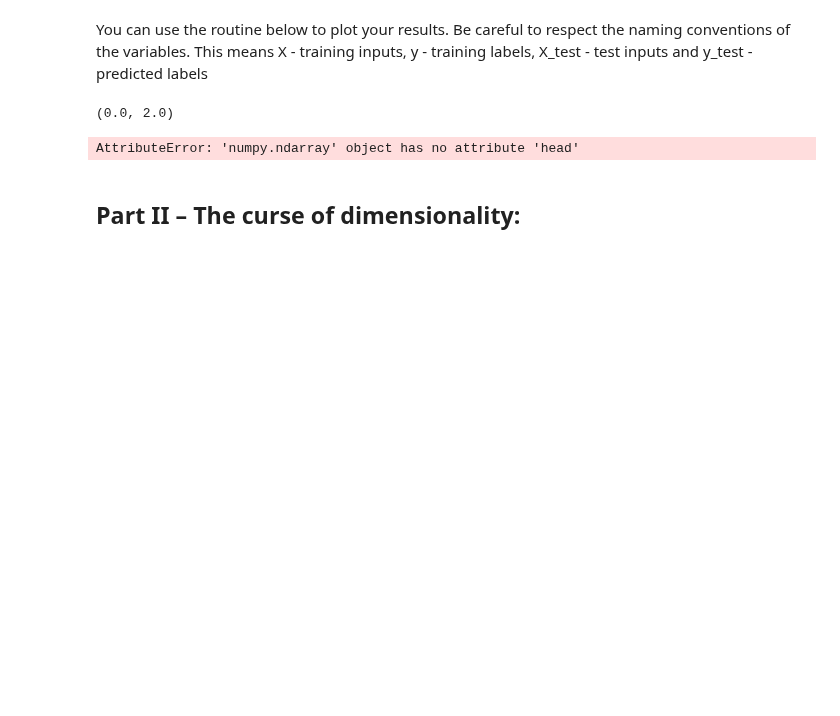
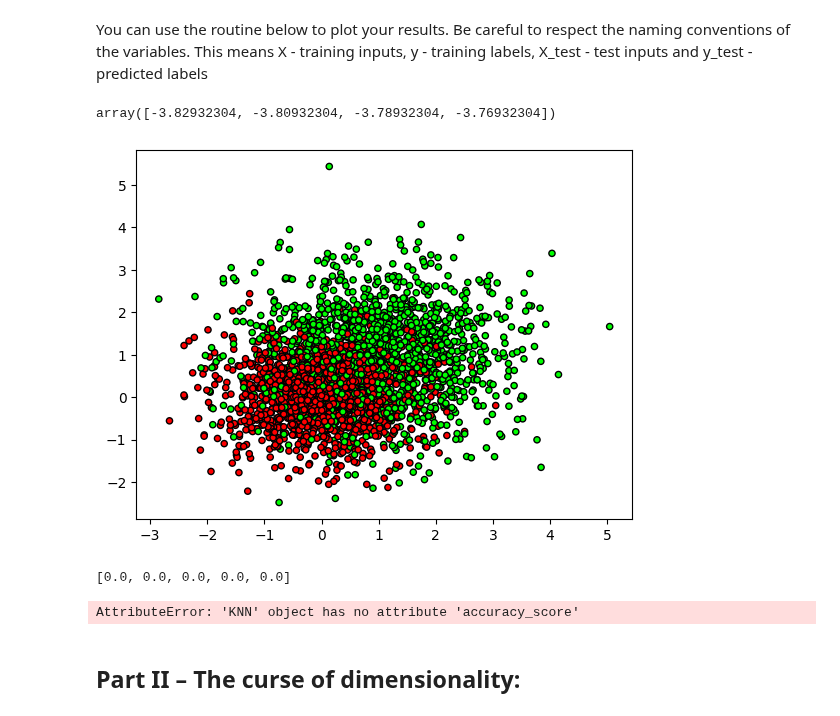
Before and after one commit to setrar/MALIS, a Jupyter notebook: projects/proj1/experiment.ipynb, the cells around one changed output. Cells and saved outputs as stored; diff of their text form; code cells hidden in the pictures; blank space fills up the shorter version.

```diff
--- a/projects/proj1/experiment.ipynb
+++ b/projects/proj1/experiment.ipynb
@@ -16,6 +18,21 @@ data_folder = './data/'
 #1- Data loading
 training_ds = pd.read_csv(data_folder + 'training.csv', sep=',')
 validation_ds = pd.read_csv(data_folder + 'validation.csv', sep=',')
+# %%
+#we add the column of ones to X. Check scikit-learn documentation to see how this is achieved
+# poly = PolynomialFeatures(1)
+# X = poly.fit_transform(X)
+X = training_ds[["X1", "X2"]].to_numpy()
+y = training_ds["y"].to_numpy()
+
+X_train, X_test, y_train, y_test = train_test_split(X, y, test_size=0.2, random_state=1234)
+# %%
+X_validation = validation_ds[["X1", "X2"]].to_numpy()
+y_validation = validation_ds["y"].to_numpy()
+
+X_test[:,0][1:5]
+# %% [output]
+array([-3.82932304, -3.80932304, -3.78932304, -3.76932304])
 # %%
 # Create a grid of testing points
 h=.02 # space in the grid
@@ -27,21 +44,12 @@ xx, yy = np.meshgrid(np.arange(x_min, x_max, h),
                      np.arange(y_min, y_max, h))
 # X_test contains the test set inputs (xx,yy)
 X_test = np.c_[xx.ravel(), yy.ravel()]
-# %%
-X_test
-x_min, x_max
-# %% [output]
-(0.0, 2.0)
-# %%
-#we add the column of ones to X. Check scikit-learn documentation to see how this is achieved
-# poly = PolynomialFeatures(1)
-# X = poly.fit_transform(X)
-X_train = training_ds.loc[:,'X1'].values
-y_train = training_ds.loc[:,'y'].values
-X_validation = validation_ds.loc[:,'X1'].values
-y_validation = validation_ds.loc[:,'y'].values
-X_train.head()
-# %% [output]
-AttributeError: 'numpy.ndarray' object has no attribute 'head'
+# %%
+cmap = ListedColormap(['#FF0000','#00FF00'])
+plt.figure()
+plt.scatter(X[:,0],X[:,1], c=y, cmap=cmap, edgecolor='k', s=20)
+plt.show()
+# %% [output]
+[figure, added]
 # %%
 # importing KNN to the mix
@@ -51,2 +63,11 @@ import knn
 # %%
 # utils.plot_results(xx,yy, X, y, y_test_k3, "k=" + str(k))
+# %%
+print(y_pred[0:5])
+# %% [output]
+[0.0, 0.0, 0.0, 0.0, 0.0]
+# %%
+# Manually checking the accuracy
+acc = clf.accuracy_score(y_test, y_pred)
+# %% [output]
+AttributeError: 'KNN' object has no attribute 'accuracy_score'
```
Also changed, not shown: parts of 4 cells of this notebook, 3 other files.
